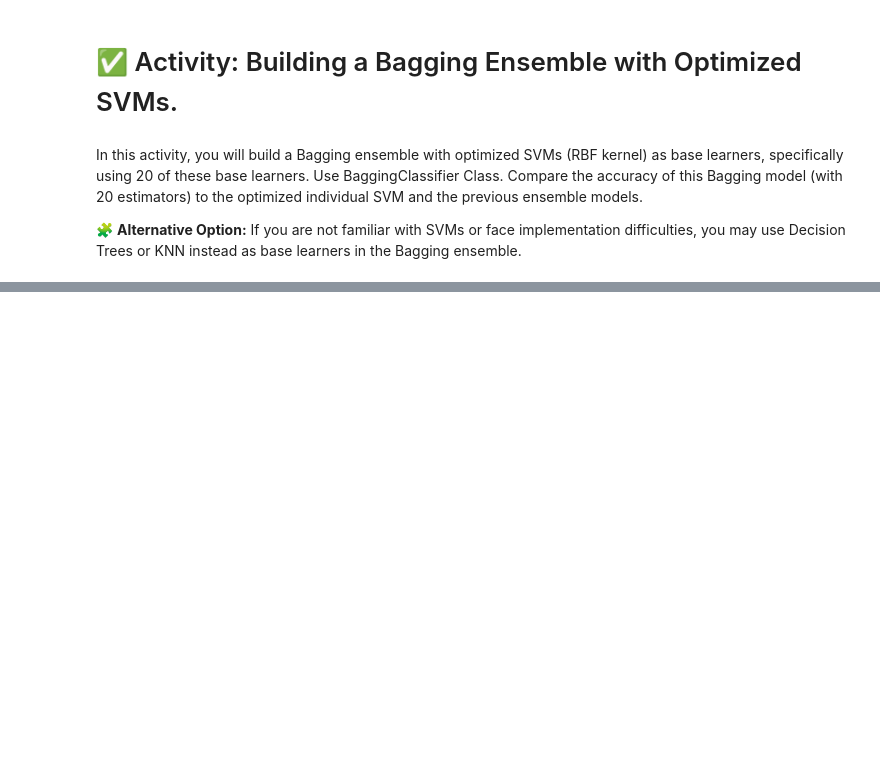
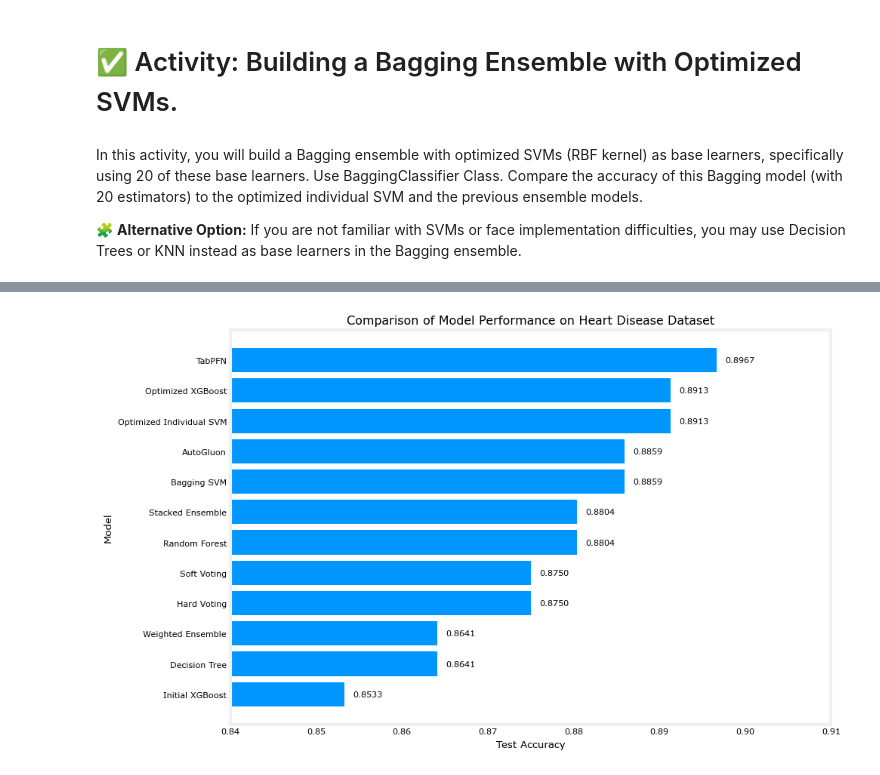
Before and after one commit to GadielStanislaw/Machine-Learning-Labs, a Jupyter notebook: Lab03DecisionTrees/Decision_Trees,_Random_Forest,_Stacked_Ensembles,_XGBoost,_AutoGluon_v3.ipynb, the cells around one changed output, grey strips where cells are left out. Cells and saved outputs as stored; diff of their text form; code cells hidden in the pictures; blank space fills up the shorter version.

```diff
--- a/Lab03DecisionTrees/Decision_Trees,_Random_Forest,_Stacked_Ensembles,_XGBoost,_AutoGluon_v3.ipynb
+++ b/Lab03DecisionTrees/Decision_Trees,_Random_Forest,_Stacked_Ensembles,_XGBoost,_AutoGluon_v3.ipynb
@@ -1026,0 +1317,52 @@ In this activity, you will build a Bagging ensemble with optimized SVMs (RBF ker
+# %%
+import pandas as pd
+import matplotlib.pyplot as plt
+
+model_results = pd.DataFrame({
+    "Model": [
+        "TabPFN",
+        "Optimized Individual SVM",
+        "Optimized XGBoost",
+        "Bagging SVM",
+        "AutoGluon",
+        "Random Forest",
+        "Stacked Ensemble",
+        "Hard Voting",
+        "Soft Voting",
+        "Decision Tree",
+        "Weighted Ensemble",
+        "Initial XGBoost"
+    ],
+    "Test Accuracy": [
+        0.8967,
+        0.8913,
+        0.8913,
+        0.8859,
+        0.8859,
+        0.8804,
+        0.8804,
+        0.8750,
+        0.8750,
+        0.8641,
+        0.8641,
+        0.8533
+    ]
+})
+
+model_results = model_results.sort_values("Test Accuracy", ascending=True)
+
+plt.figure(figsize=(10, 6))
+plt.barh(model_results["Model"], model_results["Test Accuracy"])
+
+plt.xlabel("Test Accuracy")
+plt.ylabel("Model")
+plt.title("Comparison of Model Performance on Heart Disease Dataset")
+plt.xlim(0.84, 0.91)
+
+for index, value in enumerate(model_results["Test Accuracy"]):
+    plt.text(value + 0.001, index, f"{value:.4f}", va="center")
+
+plt.tight_layout()
+plt.show()
+# %% [output]
+[figure, added]
```
Also changed, not shown: parts of 15 cells of this notebook.
